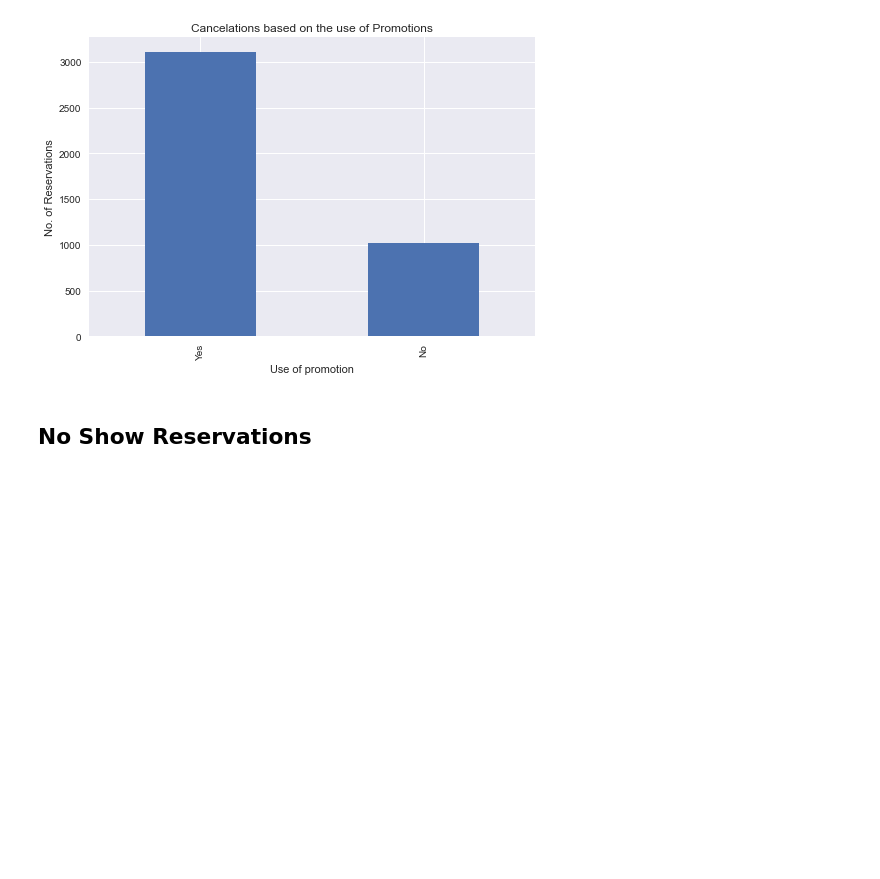
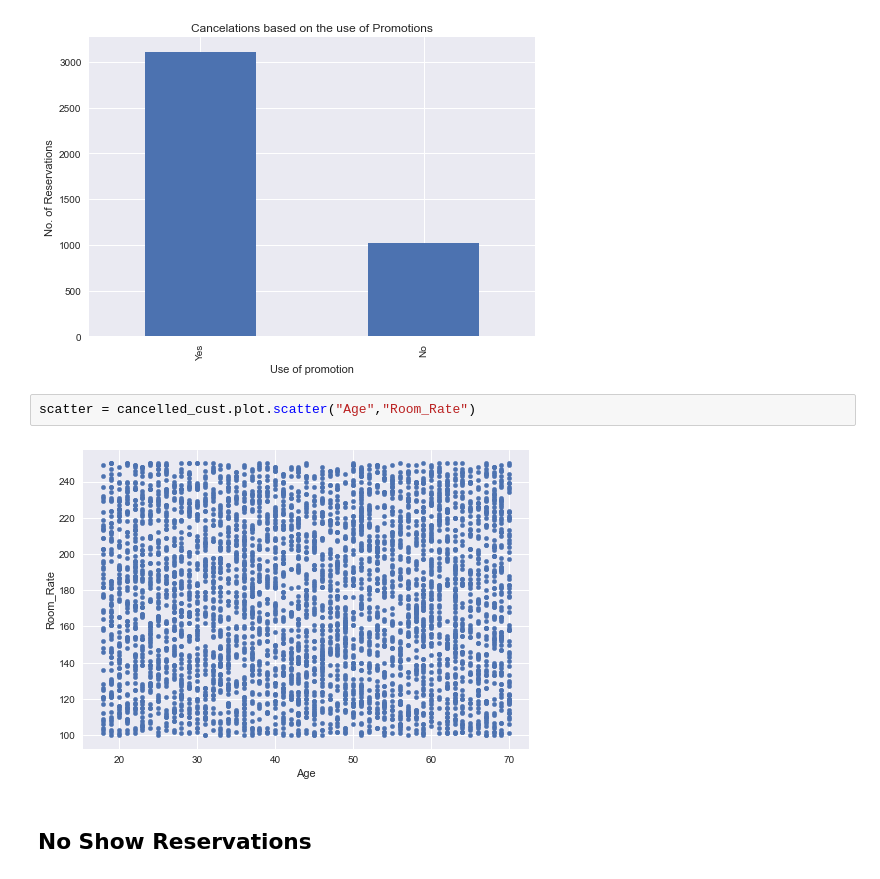
Before and after one commit to Vaseekaran-V/SC-DataStorm-2, a Jupyter notebook: Day_2/Visualization_N.ipynb, the cells around one changed output. Drawn from its saved outputs; the diff is of its cells as text; blank space fills up the shorter version.

```diff
--- a/Day_2/Visualization_N.ipynb
+++ b/Day_2/Visualization_N.ipynb
@@ -65,6 +68,10 @@ fig, ax =plt.subplots()
 ax = cancelled_cust.Use_Promotion.value_counts().plot(kind='bar',title="Cancelations based on the use of Promotions", xlabel="Use of promotion", ylabel="No. of Reservations")
 # %% [output]
 [figure]
+# %%
+scatter = cancelled_cust.plot.scatter("Age","Room_Rate")
+# %% [output]
+[figure, added]
 # %% [markdown]
 ## No Show Reservations
 # %%
```
Also changed, not shown: parts of 26 cells of this notebook, 1 other file.
